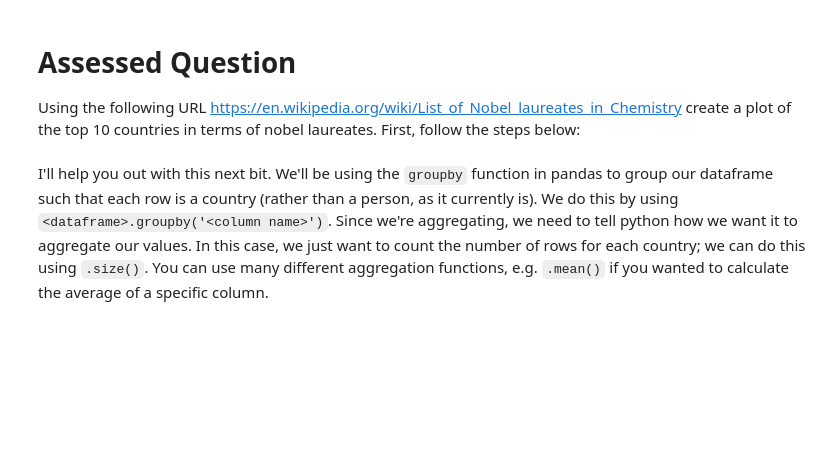
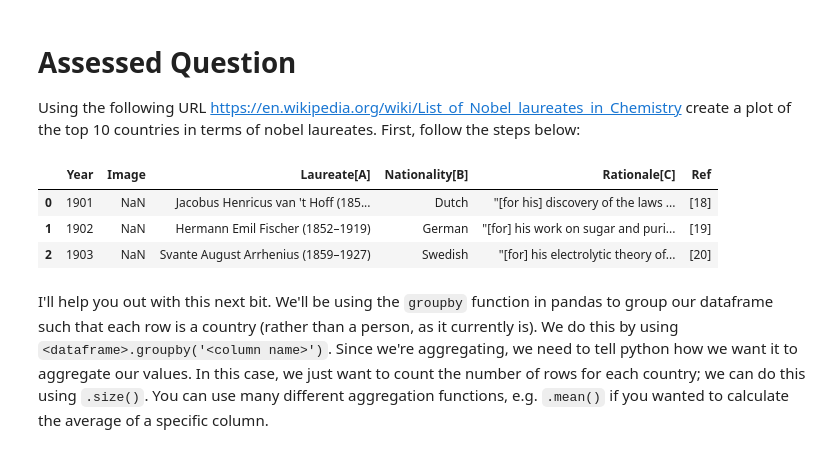
Before and after one commit to NoahGal-19/QM2, a Jupyter notebook: notebooks/W02. Pandas.ipynb, the cells around one changed output. Saved outputs shown, nothing was run; the diff lists cells and outputs as text; code cells hidden in the pictures; blank space fills up the shorter version.

```diff
--- a/notebooks/W02. Pandas.ipynb
+++ b/notebooks/W02. Pandas.ipynb
@@ -409,8 +434,17 @@ And there we have it; a nicely formatted dataframe ready for analysis, straight
 Using the following URL https://en.wikipedia.org/wiki/List_of_Nobel_laureates_in_Chemistry create a plot of the top 10 countries in terms of nobel laureates. First, follow the steps below:
 # %%
 # scrape the table of Nobel Laureates in Chemistry using read_html. remember, this gives us a LIST of dataframes! lets call this list chem_tables
+url='https://en.wikipedia.org/wiki/List_of_Nobel_laureates_in_Chemistry'
 
-# select the first dataframe from this list and call it chem
+tables=pandas.read_html(url)
+# select the first dataframe from this list and call it chem'
+chem=tables[0]
+chem.head(3)
+# %% [output]
+|  | Year | Image | Laureate[A] | Nationality[B] | Rationale[C] | Ref |
+| 0 | 1901 | NaN | Jacobus Henricus van 't Hoff (185... | Dutch | "[for his] discovery of the laws ... | [18] |
+| 1 | 1902 | NaN | Hermann Emil Fischer (1852–1919) | German | "[for] his work on sugar and puri... | [19] |
+| 2 | 1903 | NaN | Svante August Arrhenius (1859–1927) | Swedish | "[for] his electrolytic theory of... | [20] |
 # %% [markdown]
 I'll help you out with this next bit. We'll be using the `groupby` function in pandas to group our dataframe such that each row is a country (rather than a person, as it currently is). We do this by using `<dataframe>.groupby('<column name>')`. Since we're aggregating, we need to tell python how we want it to aggregate our values. In this case, we just want to count the number of rows for each country; we can do this using `.size()`. You can use many different aggregation functions, e.g. `.mean()` if you wanted to calculate the average of a specific column.
 # %%
```
Also changed, not shown: parts of 13 cells of this notebook.
